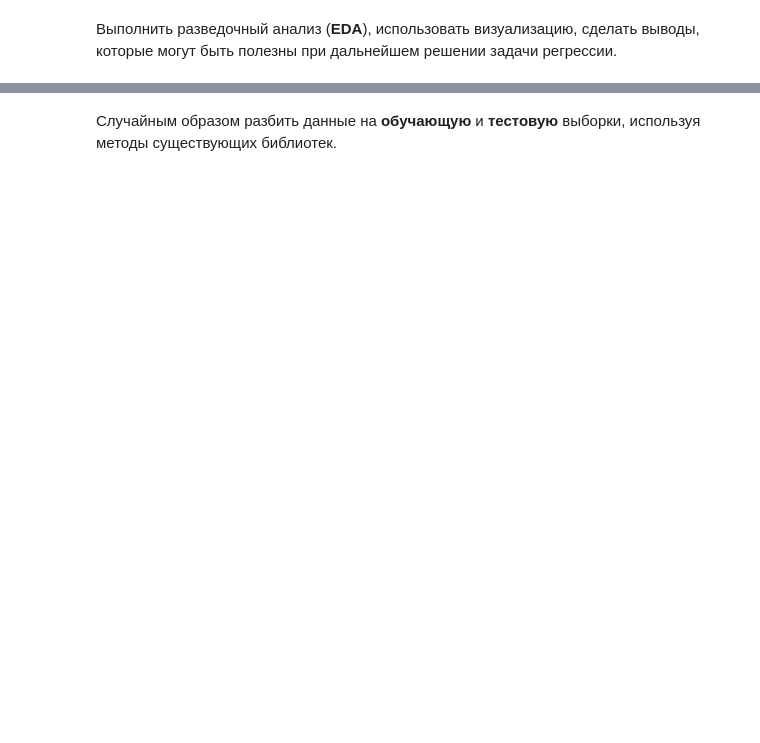
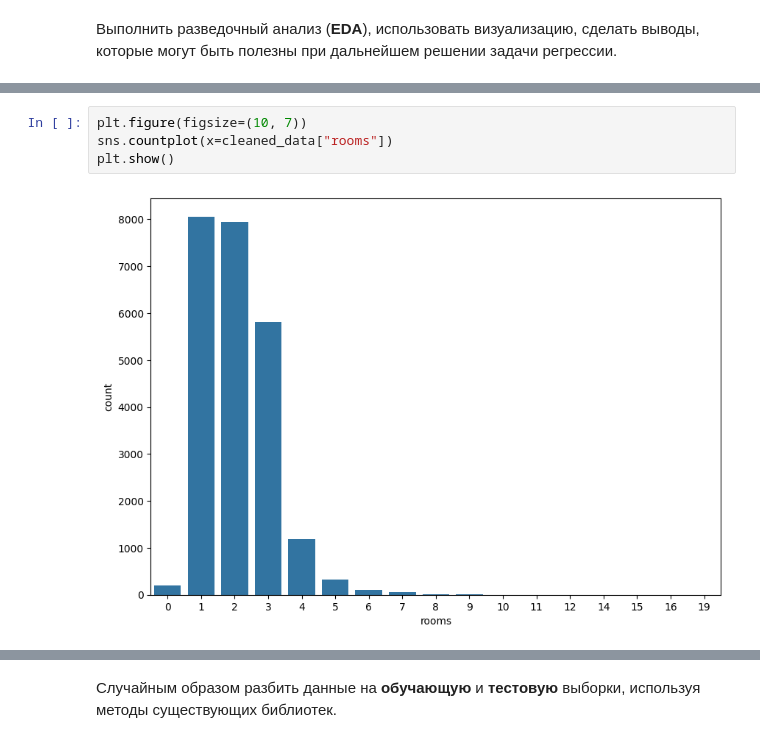
Before and after one commit to sabahoth01/Machine-learning-tasks, a Jupyter notebook: task2.ipynb, the cells around one changed output, grey strips where cells are left out. Cells and saved outputs as stored; diff of their text form; blank space fills up the shorter version.

```diff
--- a/task2.ipynb
+++ b/task2.ipynb
@@ -14,0 +195,6 @@
+# %%
+plt.figure(figsize=(10, 7))
+sns.countplot(x=cleaned_data["rooms"])
+plt.show()
+# %% [output]
+[figure, added]
```
Also changed, not shown: parts of 29 cells of this notebook, 4 other files.
